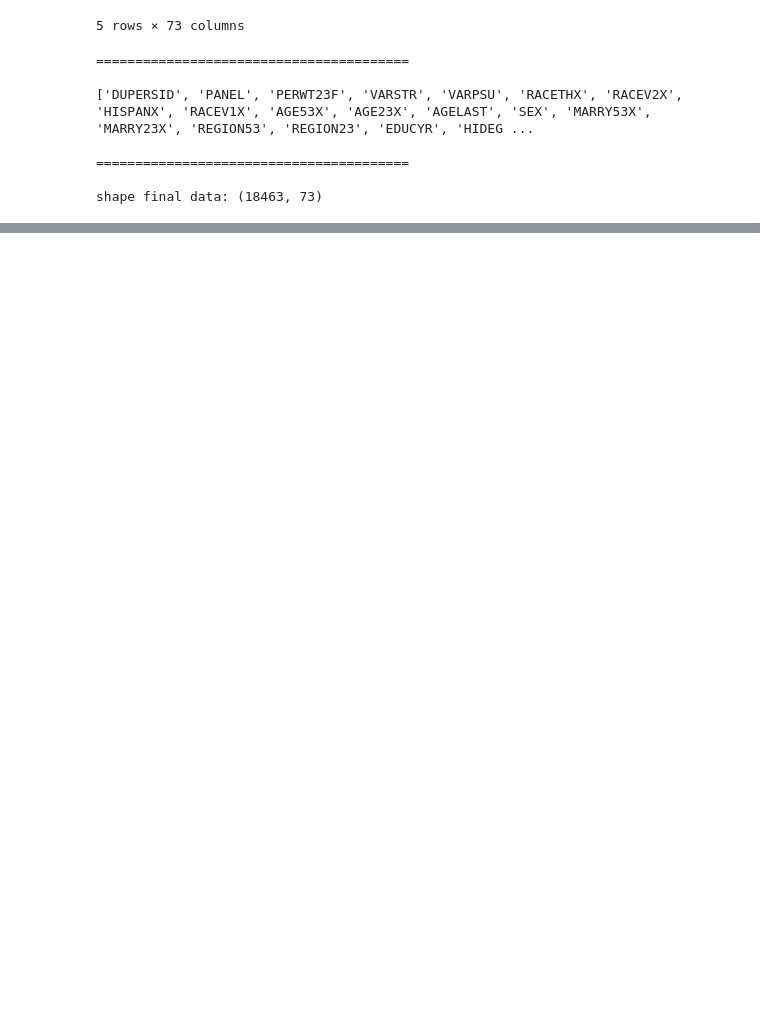
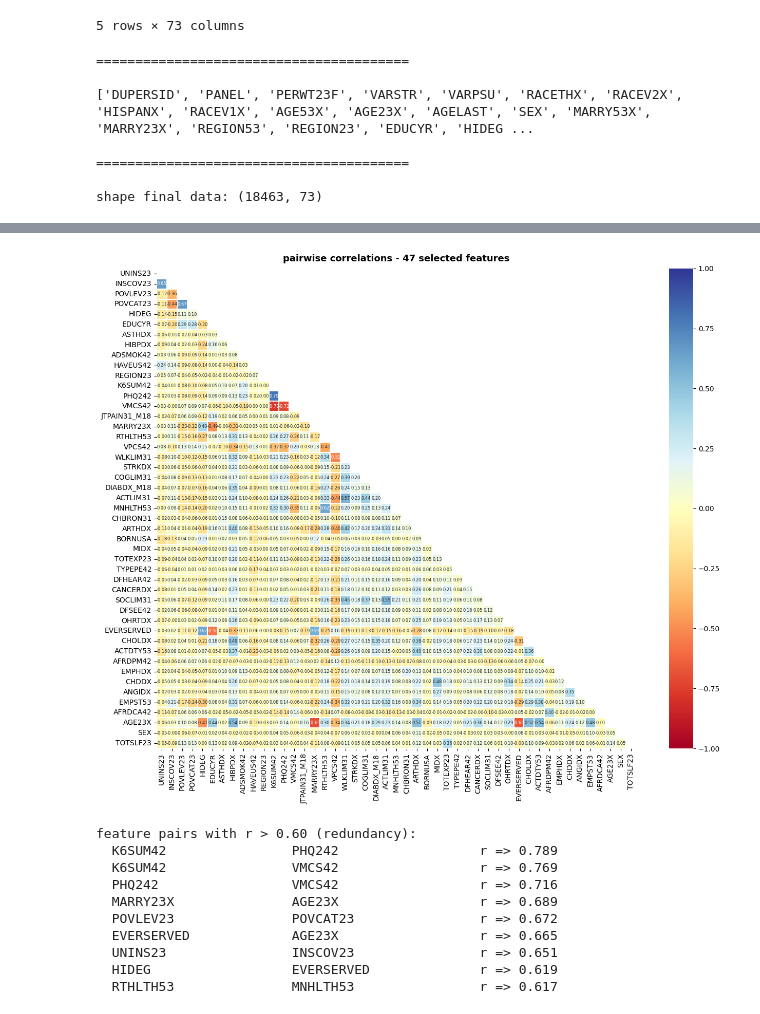
Before and after one commit to lauravdh1/HCML-preferential-randomisation, a Jupyter notebook: data/h251_data_exploration.ipynb, the cells around one changed output, grey strips where cells are left out. Cells and saved outputs as stored; diff of their text form; code cells hidden in the pictures; blank space fills up the shorter version.

```diff
--- a/data/h251_data_exploration.ipynb
+++ b/data/h251_data_exploration.ipynb
@@ -637,0 +695,39 @@ shape final data: (18463, 73)
+# %%
+"""feature correlation"""
+
+corr = h251[FINAL_FEATURES].corr()
+fig, ax = plt.subplots(figsize=(14, 11))
+mask = np.triu(np.ones_like(corr, dtype=bool))
+sns.heatmap(corr, mask=mask, annot=True, fmt=".2f",
+            cmap="RdYlBu", center=0, vmin=-1, vmax=1,
+            linewidths=0.3, annot_kws={"size": 6},
+            ax=ax, square=True)
+ax.set_title(f"pairwise correlations - {len(FINAL_FEATURES)} selected features", pad=10, fontsize=13, fontweight="bold")
+plt.tight_layout()
+plt.savefig("../images/feature_correlations.png", dpi=150, bbox_inches="tight")
+plt.show()
+
+print("\nfeature pairs with r > 0.60 (redundancy):")
+pairs = [
+    (c1, c2, abs(corr.loc[c1, c2]))
+    for i, c1 in enumerate(FINAL_FEATURES)
+    for c2 in FINAL_FEATURES[i+1:]
+    if abs(corr.loc[c1, c2]) > 0.60
+]
+if pairs:
+    for c1, c2, r in sorted(pairs, key=lambda x: -x[2]):
+        print(f"  {c1:<22} {c2:<22}  r => {r:.3f}")
+else:
+    print("no pairs exceed 0.60")
+# %% [output]
+[figure, added]
+feature pairs with r > 0.60 (redundancy):
+  K6SUM42                PHQ242                  r => 0.789
+  K6SUM42                VMCS42                  r => 0.769
+  PHQ242                 VMCS42                  r => 0.716
+  MARRY23X               AGE23X                  r => 0.689
+  POVLEV23               POVCAT23                r => 0.672
+  EVERSERVED             AGE23X                  r => 0.665
+  UNINS23                INSCOV23                r => 0.651
+  HIDEG                  EVERSERVED              r => 0.619
+  RTHLTH53               MNHLTH53                r => 0.617
```
Also changed, not shown: parts of 11 cells of this notebook, 4 other files.
